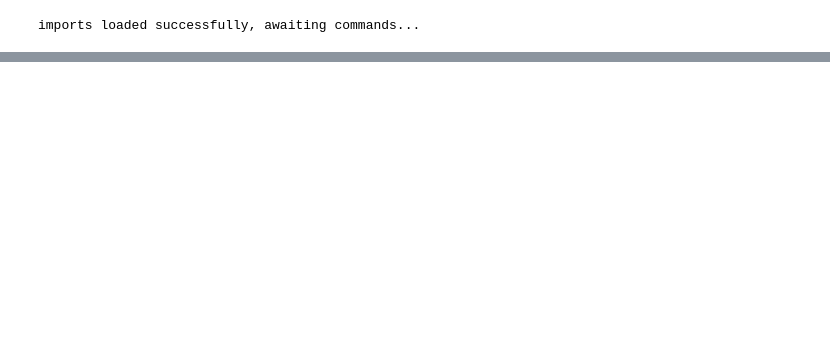
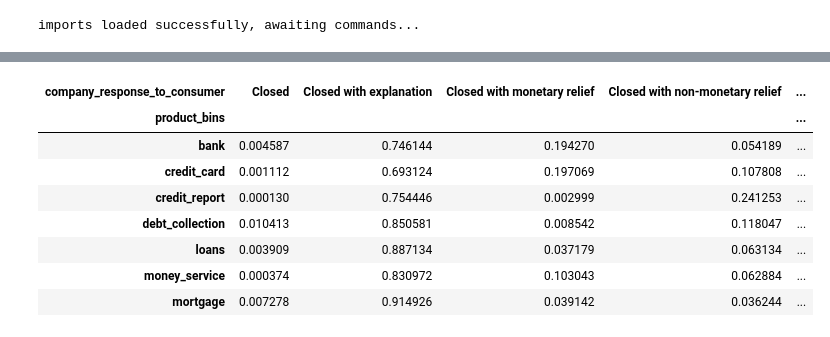
Before and after one commit to DATA-TRAC/consumer-complaint-response, a Jupyter notebook: tyler_notebook.ipynb, the cells around one changed output, grey strips where cells are left out. Saved outputs shown, nothing was run; the diff lists cells and outputs as text; code cells hidden in the pictures; blank space fills up the shorter version.

```diff
--- a/tyler_notebook.ipynb
+++ b/tyler_notebook.ipynb
@@ -116,0 +101,3 @@ df_clean_sample[['narrative','clean','lemon']].sample(1)
+# %%
+df_lem = pd.read_parquet('df_lem.parquet')
+df_lem.head(1)
@@ -116,0 +128,2 @@ df_clean_sample[['narrative','clean','lemon']].sample(1)
+# %%
+train, validate, test = w.split_data(df_lem,'company_response_to_consumer')
@@ -116,0 +199,13 @@ df_clean_sample[['narrative','clean','lemon']].sample(1)
+# %%
+cross = pd.crosstab(train['product_bins'],train['company_response_to_consumer'],normalize='index')
+cross
+# %% [output]
+| company_response_to_consumer | Closed | Closed with explanation | Closed with monetary relief | Closed with non-monetary relief | ... |
+| product_bins |  |  |  |  | ... |
+| bank | 0.004587 | 0.746144 | 0.194270 | 0.054189 | ... |
+| credit_card | 0.001112 | 0.693124 | 0.197069 | 0.107808 | ... |
+| credit_report | 0.000130 | 0.754446 | 0.002999 | 0.241253 | ... |
+| debt_collection | 0.010413 | 0.850581 | 0.008542 | 0.118047 | ... |
+| loans | 0.003909 | 0.887134 | 0.037179 | 0.063134 | ... |
+| money_service | 0.000374 | 0.830972 | 0.103043 | 0.062884 | ... |
+| mortgage | 0.007278 | 0.914926 | 0.039142 | 0.036244 | ... |
```
Also changed, not shown: parts of 51 cells of this notebook.
